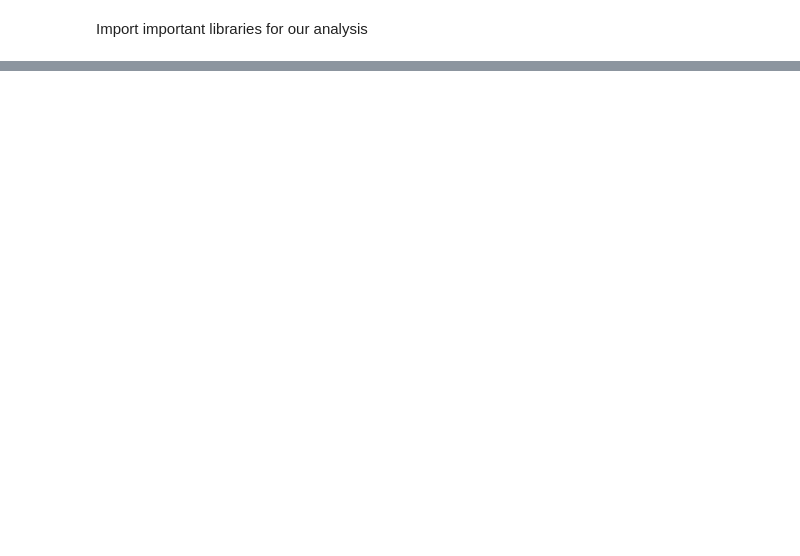
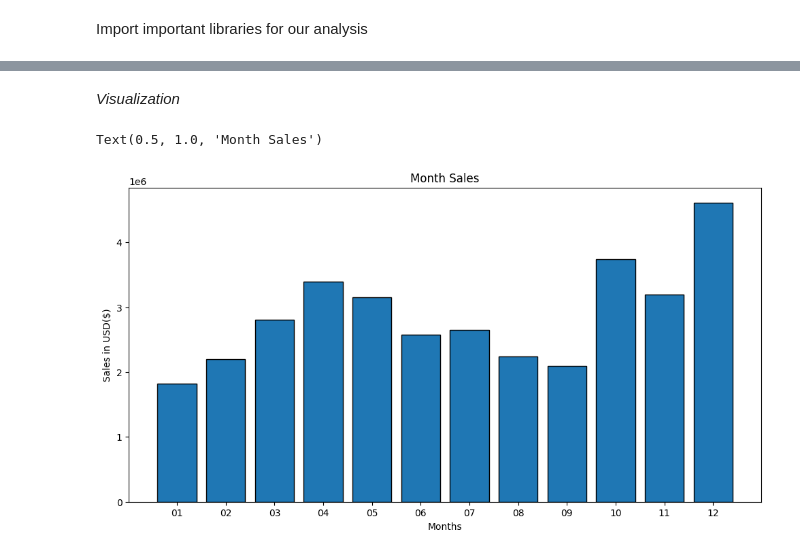
Before and after one commit to ChrisDiamantis99/Pandas-Data-Sales-Analysis, a Jupyter notebook: Sales_Notebook.ipynb, the cells around one changed output, grey strips where cells are left out. Saved outputs shown, nothing was run; the diff lists cells and outputs as text; code cells hidden in the pictures; blank space fills up the shorter version.

```diff
--- a/Sales_Notebook.ipynb
+++ b/Sales_Notebook.ipynb
@@ -37,0 +86,2 @@ all_months_data
+# %%
+df['Price_Each'] = pd.to_numeric(df['Price_Each'])
@@ -37,0 +90,6 @@ all_months_data
+# %%
+df['Quantity_Ordered'] = df['Quantity_Ordered'].astype(int)
+# %%
+df_grouped_month = df.groupby('Month')
+# %%
+sales_month = df_grouped_month['Total'].apply(lambda x : x.sum())
@@ -37,0 +113,11 @@ all_months_data
+# %% [markdown]
+*Visualization*
+# %%
+plt.figure(figsize = (12, 6))
+plt.bar(sales_month.index, sales_month, edgecolor = 'black')
+plt.xlabel('Months')
+plt.ylabel('Sales in USD($)')
+plt.title('Month Sales')
+# %% [output]
+Text(0.5, 1.0, 'Month Sales')
+[figure, added]
```
Also changed, not shown: parts of 42 cells of this notebook.
